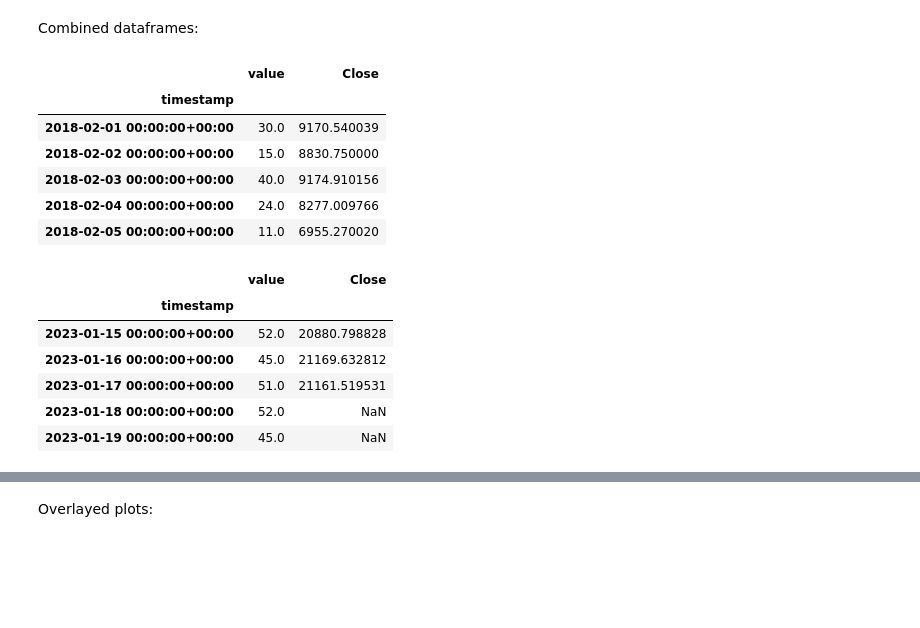
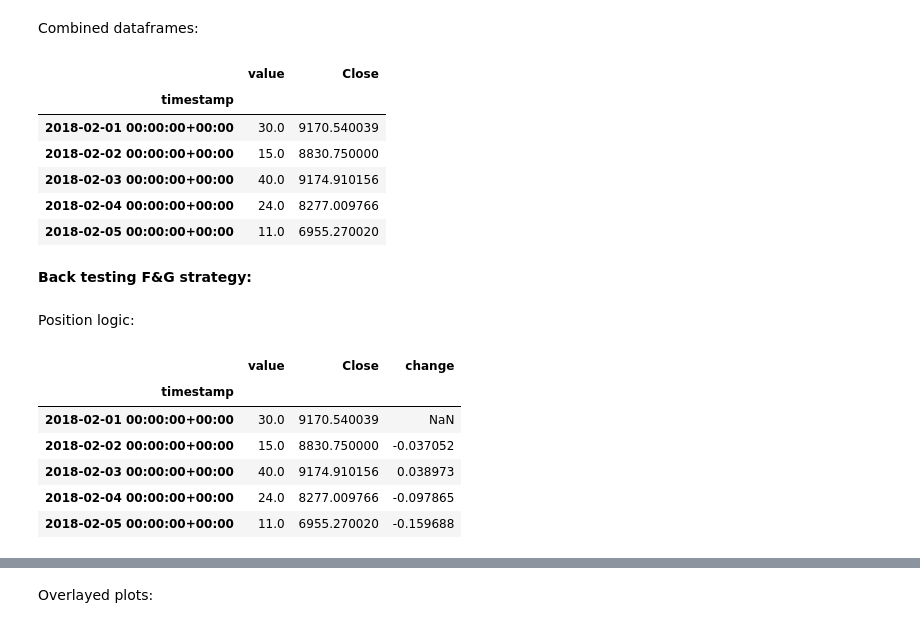
Before and after one commit to AGralin/dreambuilder_bot, a Jupyter notebook: historical_data.ipynb, the cells around one changed output, grey strips where cells are left out. Saved outputs shown, nothing was run; the diff lists cells and outputs as text; code cells hidden in the pictures; blank space fills up the shorter version.

Commit message:
added logic and backtested f&g strategy

```diff
--- a/historical_data.ipynb
+++ b/historical_data.ipynb
@@ -140,21 +124,31 @@ historical.index.name = 'timestamp'
 
 # combine historical price data with historical fear and greed
 combined_df = pd.concat([fg_df, historical_close], axis=1,join='outer')
+
+combined_df.head()
+# %% [output]
+|  | value | Close |
+| timestamp |  |  |
+| 2018-02-01 00:00:00+00:00 | 30.0 | 9170.540039 |
+| 2018-02-02 00:00:00+00:00 | 15.0 | 8830.750000 |
+| 2018-02-03 00:00:00+00:00 | 40.0 | 9174.910156 |
+| 2018-02-04 00:00:00+00:00 | 24.0 | 8277.009766 |
+| 2018-02-05 00:00:00+00:00 | 11.0 | 6955.270020 |
-# %%
-display(combined_df.head())
-display(combined_df.tail())
-# %% [output]
-|  | value | Close |
-| timestamp |  |  |
-| 2018-02-01 00:00:00+00:00 | 30.0 | 9170.540039 |
-| 2018-02-02 00:00:00+00:00 | 15.0 | 8830.750000 |
-| 2018-02-03 00:00:00+00:00 | 40.0 | 9174.910156 |
-| 2018-02-04 00:00:00+00:00 | 24.0 | 8277.009766 |
-| 2018-02-05 00:00:00+00:00 | 11.0 | 6955.270020 |
-|  | value | Close |
-| timestamp |  |  |
-| 2023-01-15 00:00:00+00:00 | 52.0 | 20880.798828 |
-| 2023-01-16 00:00:00+00:00 | 45.0 | 21169.632812 |
-| 2023-01-17 00:00:00+00:00 | 51.0 | 21161.519531 |
-| 2023-01-18 00:00:00+00:00 | 52.0 | NaN |
-| 2023-01-19 00:00:00+00:00 | 45.0 | NaN |
+# %% [markdown]
+**Back testing F&G strategy:**
+# %% [markdown]
+Position logic:
+# %%
+combined_df_ = combined_df.copy()
+
+# add 'change' column using pct_change on 'Close'
+combined_df_['change'] = combined_df_['Close'].pct_change()
+combined_df_.head()
+# %% [output]
+|  | value | Close | change |
+| timestamp |  |  |  |
+| 2018-02-01 00:00:00+00:00 | 30.0 | 9170.540039 | NaN |
+| 2018-02-02 00:00:00+00:00 | 15.0 | 8830.750000 | -0.037052 |
+| 2018-02-03 00:00:00+00:00 | 40.0 | 9174.910156 | 0.038973 |
+| 2018-02-04 00:00:00+00:00 | 24.0 | 8277.009766 | -0.097865 |
+| 2018-02-05 00:00:00+00:00 | 11.0 | 6955.270020 | -0.159688 |
```
Also changed, not shown: parts of 17 cells of this notebook, 1 other file.
